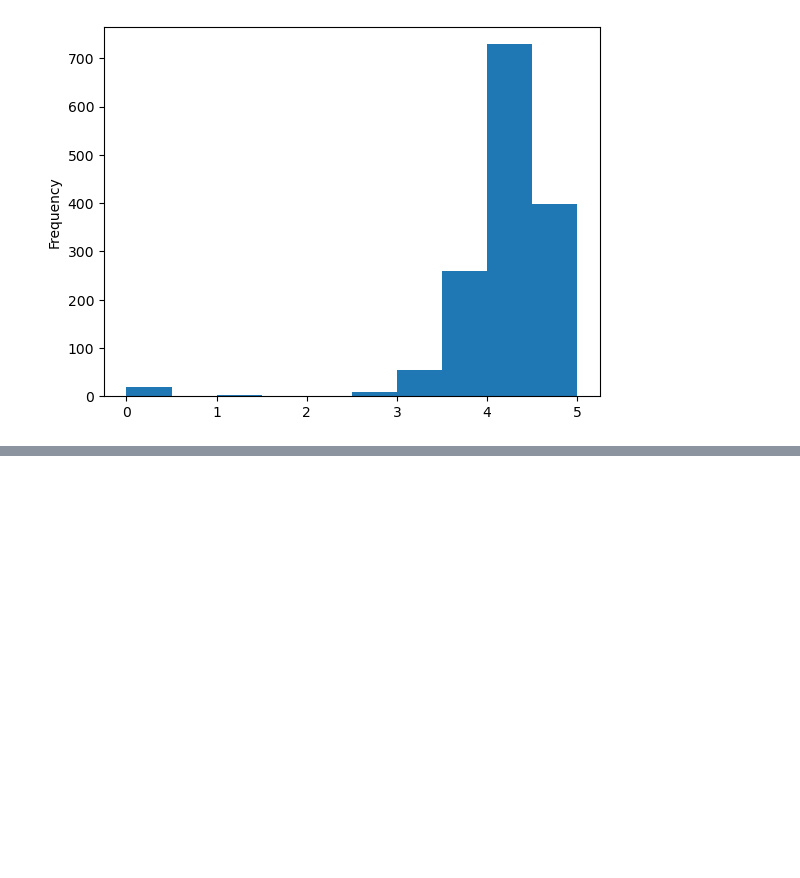
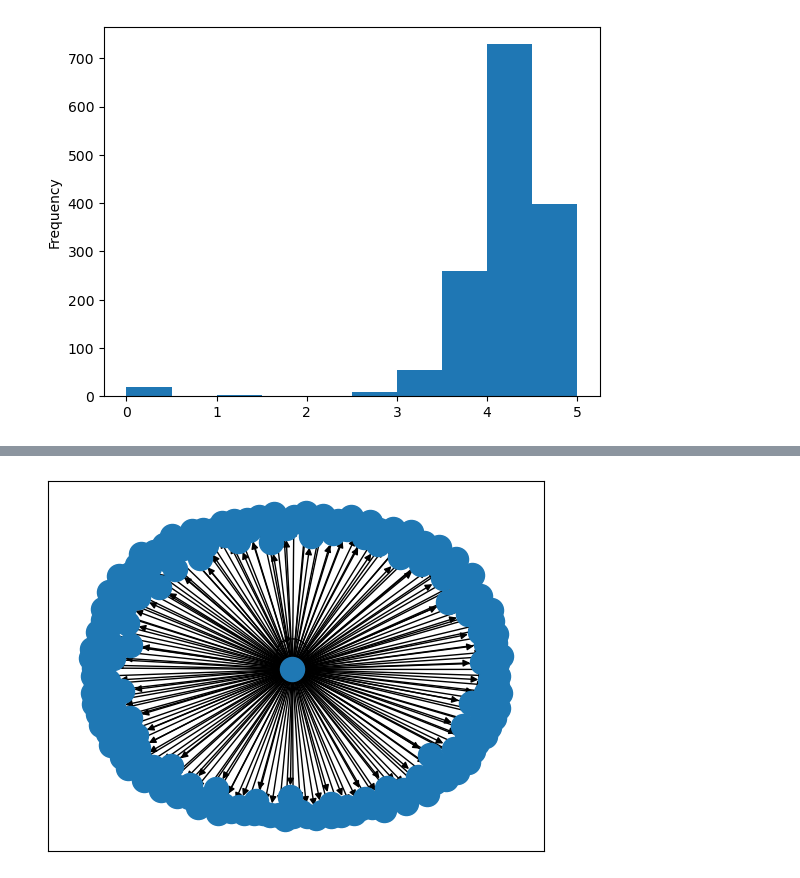
Before and after one commit to abhinav-tyagi03/makeup_recommend, a Jupyter notebook: notebook.ipynb, the cells around one changed output, grey strips where cells are left out. Saved outputs shown, nothing was run; the diff lists cells and outputs as text; code cells hidden in the pictures; blank space fills up the shorter version.

```diff
--- a/notebook.ipynb
+++ b/notebook.ipynb
@@ -98,0 +438,4 @@ Acryloy
+# %%
+nx.draw_networkx(G, with_labels=False)
+# %% [output]
+[figure, added]
```
Also changed, not shown: parts of 33 cells of this notebook.
